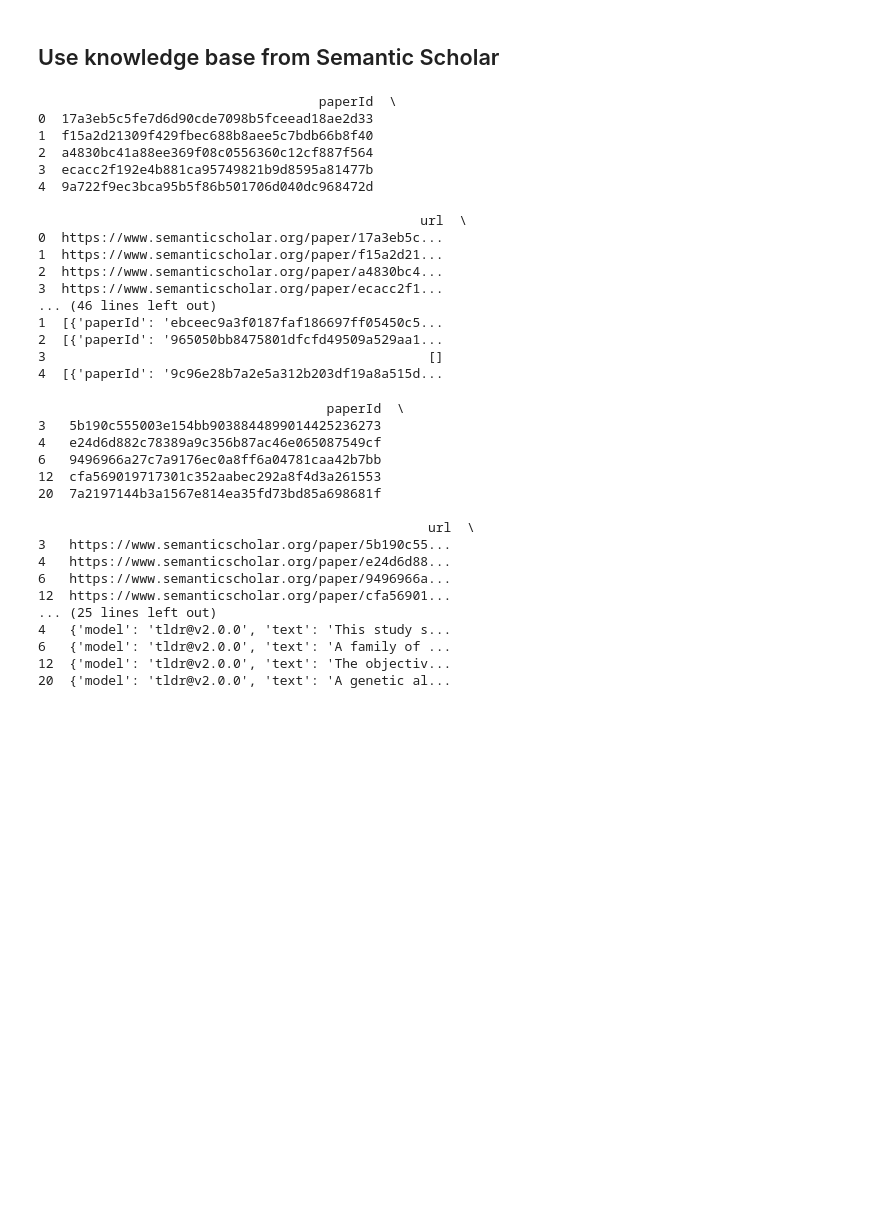
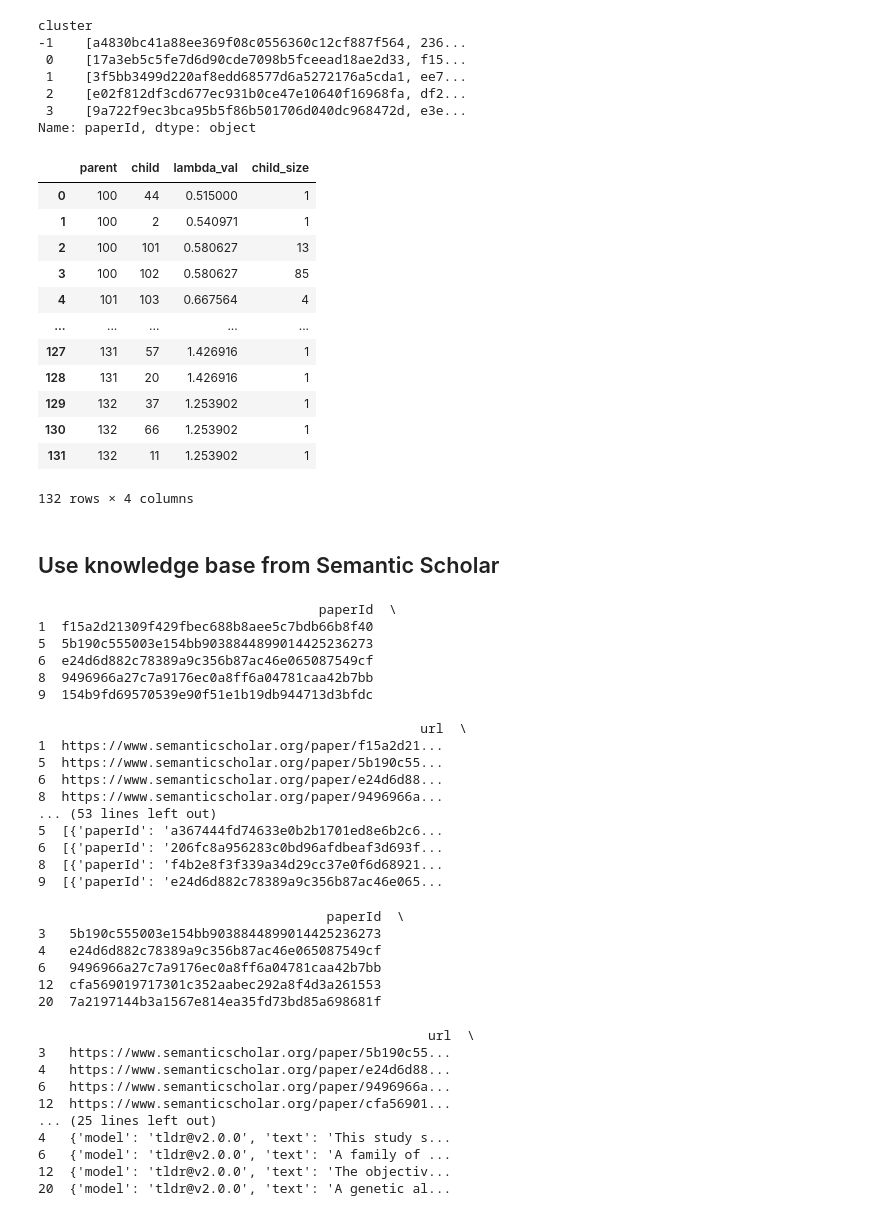
Before and after one commit to KevinH48264/autoscious-carbon-capture, a Jupyter notebook: knowledge_base/generate_viz.ipynb, the cells around one changed output. Saved outputs shown, nothing was run; the diff lists cells and outputs as text; code cells hidden in the pictures; blank space fills up the shorter version.

```diff
--- a/knowledge_base/generate_viz.ipynb
+++ b/knowledge_base/generate_viz.ipynb
@@ -0,0 +238,24 @@
+# %%
+print(clusters.head())
+hierarchy
+# %% [output]
+cluster
+-1    [a4830bc41a88ee369f08c0556360c12cf887f564, 236...
+ 0    [17a3eb5c5fe7d6d90cde7098b5fceead18ae2d33, f15...
+ 1    [3f5bb3499d220af8edd68577d6a5272176a5cda1, ee7...
+ 2    [e02f812df3cd677ec931b0ce47e10640f16968fa, df2...
+ 3    [9a722f9ec3bca95b5f86b501706d040dc968472d, e3e...
+Name: paperId, dtype: object
+|  | parent | child | lambda_val | child_size |
+| 0 | 100 | 44 | 0.515000 | 1 |
+| 1 | 100 | 2 | 0.540971 | 1 |
+| 2 | 100 | 101 | 0.580627 | 13 |
+| 3 | 100 | 102 | 0.580627 | 85 |
+| 4 | 101 | 103 | 0.667564 | 4 |
+| ... | ... | ... | ... | ... |
+| 127 | 131 | 57 | 1.426916 | 1 |
+| 128 | 131 | 20 | 1.426916 | 1 |
+| 129 | 132 | 37 | 1.253902 | 1 |
+| 130 | 132 | 66 | 1.253902 | 1 |
+| 131 | 132 | 11 | 1.253902 | 1 |
+132 rows × 4 columns
@@ -12,28 +291,28 @@ with open(r'C:\Users\1kevi\Desktop\projects\Research\autoscious-carbon-capture\d
 df = pd.DataFrame(data)
 
 # remove rows with null abstracts
-# df = df[df['abstract'].notna()]
+df = df[df['abstract'].notna()]
 
 # print out the DataFrame to verify
 print(df.head())
 # %% [output]
                                     paperId  \
-0  17a3eb5c5fe7d6d90cde7098b5fceead18ae2d33
 1  f15a2d21309f429fbec688b8aee5c7bdb66b8f40
-2  a4830bc41a88ee369f08c0556360c12cf887f564
-3  ecacc2f192e4b881ca95749821b9d8595a81477b
-4  9a722f9ec3bca95b5f86b501706d040dc968472d
+5  5b190c555003e154bb9038844899014425236273
+6  e24d6d882c78389a9c356b87ac46e065087549cf
+8  9496966a27c7a9176ec0a8ff6a04781caa42b7bb
+9  154b9fd69570539e90f51e1b19db944713d3bfdc
 
                                                  url  \
-0  https://www.semanticscholar.org/paper/17a3eb5c...
 1  https://www.semanticscholar.org/paper/f15a2d21...
-2  https://www.semanticscholar.org/paper/a4830bc4...
-3  https://www.semanticscholar.org/paper/ecacc2f1...
-... (46 lines left out)
-1  [{'paperId': 'ebceec9a3f0187faf186697ff05450c5...
-2  [{'paperId': '965050bb8475801dfcfd49509a529aa1...
-3                                                 []
-4  [{'paperId': '9c96e28b7a2e5a312b203df19a8a515d...
+5  https://www.semanticscholar.org/paper/5b190c55...
+6  https://www.semanticscholar.org/paper/e24d6d88...
+8  https://www.semanticscholar.org/paper/9496966a...
+... (53 lines left out)
+5  [{'paperId': 'a367444fd74633e0b2b1701ed8e6b2c6...
+6  [{'paperId': '206fc8a956283c0bd96afdbeaf3d693f...
+8  [{'paperId': 'f4b2e8f3f339a34d29cc37e0f6d68921...
+9  [{'paperId': 'e24d6d882c78389a9c356b87ac46e065...
 # %%
 import pandas as pd
 import json
```
Also changed, not shown: parts of 15 cells of this notebook, 2 other files.
